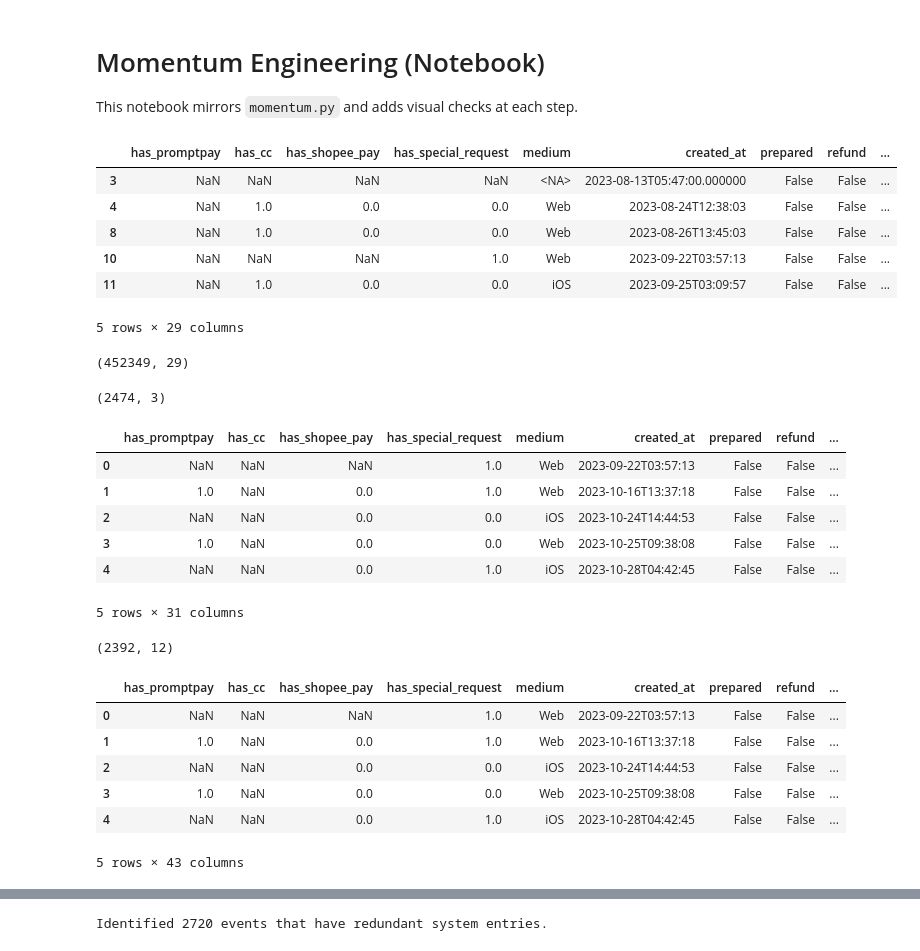
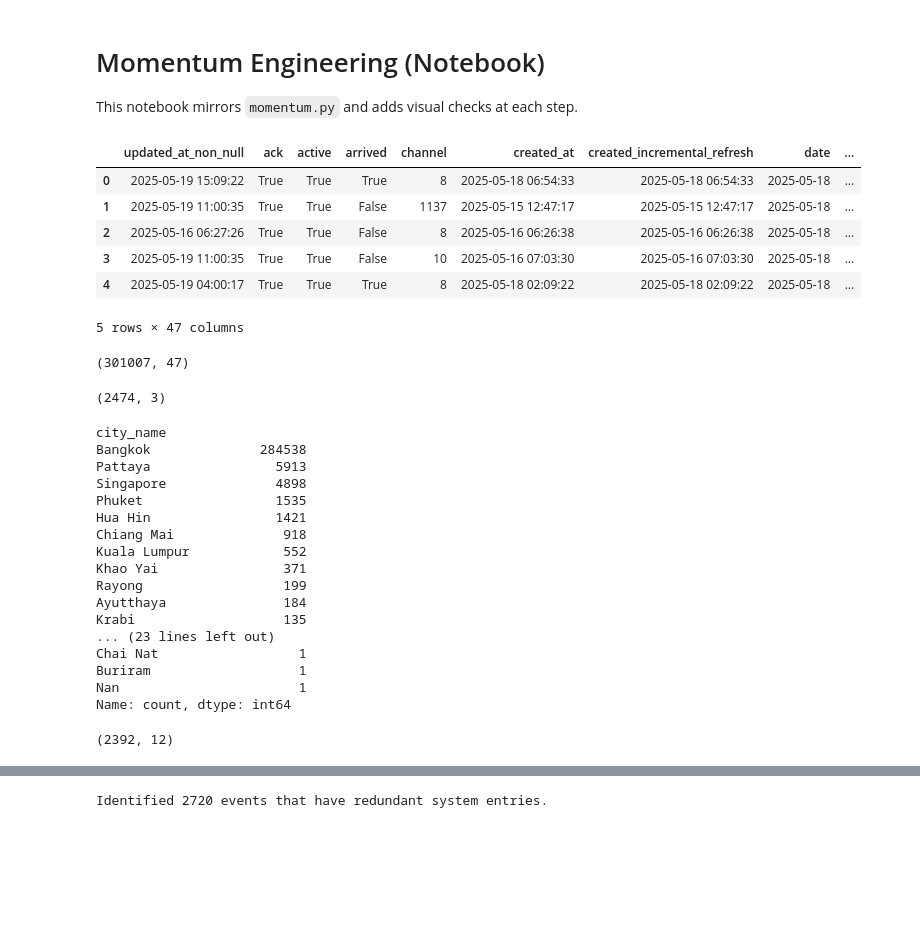
Before and after one commit to liyunling2/OPE, a Jupyter notebook: _2_feature_engineering+momentum/start/momentum_seasonality.ipynb, the cells around one changed output, grey strips where cells are left out. Cells and saved outputs as stored; diff of their text form; code cells hidden in the pictures; blank space fills up the shorter version.

```diff
--- a/_2_feature_engineering+momentum/start/momentum_seasonality.ipynb
+++ b/_2_feature_engineering+momentum/start/momentum_seasonality.ipynb
@@ -5,29 +5,29 @@ This notebook mirrors `momentum.py` and adds visual checks at each step.
 # %%
 import numpy as np
 import pandas as pd
 from pathlib import Path
 import matplotlib.pyplot as plt
 import seaborn as sns
 
 sns.set_theme(style="whitegrid")
 BASE_DIR = Path(".")
-valid_bookings_df = pd.read_parquet(BASE_DIR / "valid_bookings.parquet")
+valid_bookings_df = pd.read_parquet(BASE_DIR / "bookings_cleaned.parquet")
 valid_bookings_df.head()
 # %% [output]
-|  | has_promptpay | has_cc | has_shopee_pay | has_special_request | medium | created_at | prepared | refund | ... |
-| 3 | NaN | NaN | NaN | NaN | <NA> | 2023-08-13T05:47:00.000000 | False | False | ... |
-| 4 | NaN | 1.0 | 0.0 | 0.0 | Web | 2023-08-24T12:38:03 | False | False | ... |
-| 8 | NaN | 1.0 | 0.0 | 0.0 | Web | 2023-08-26T13:45:03 | False | False | ... |
-| 10 | NaN | NaN | NaN | 1.0 | Web | 2023-09-22T03:57:13 | False | False | ... |
-| 11 | NaN | 1.0 | 0.0 | 0.0 | iOS | 2023-09-25T03:09:57 | False | False | ... |
+|  | updated_at_non_null | ack | active | arrived | channel | created_at | created_incremental_refresh | date | ... |
+| 0 | 2025-05-19 15:09:22 | True | True | True | 8 | 2025-05-18 06:54:33 | 2025-05-18 06:54:33 | 2025-05-18 | ... |
+| 1 | 2025-05-19 11:00:35 | True | True | False | 1137 | 2025-05-15 12:47:17 | 2025-05-15 12:47:17 | 2025-05-18 | ... |
+| 2 | 2025-05-16 06:27:26 | True | True | False | 8 | 2025-05-16 06:26:38 | 2025-05-16 06:26:38 | 2025-05-18 | ... |
+| 3 | 2025-05-19 11:00:35 | True | True | False | 10 | 2025-05-16 07:03:30 | 2025-05-16 07:03:30 | 2025-05-18 | ... |
+| 4 | 2025-05-19 04:00:17 | True | True | True | 8 | 2025-05-18 02:09:22 | 2025-05-18 02:09:22 | 2025-05-18 | ... |
-5 rows × 29 columns
+5 rows × 47 columns
 # %%
 #remove outliers from restaurant_id based on google sheet
 outlier_ids = [4503, 4502, 933, 837]
 valid_bookings_df = valid_bookings_df[~valid_bookings_df['restaurant_id'].isin(outlier_ids)]
 valid_bookings_df.shape
 # %% [output]
-(452349, 29)
+(301007, 47)
 # %%
 BASE_PATH = Path.cwd().parent.parent
 PARQUET_PATH = BASE_PATH / "data" / "mv_dataset_parquet"
@@ -36,14 +36,26 @@ restaurants.shape
 # %% [output]
 (2474, 3)
 # %%
-valid_bookings_df = valid_bookings_df.merge(restaurants, on="restaurant_id", how="left")
-valid_bookings_df.head()
+# valid_bookings_df = valid_bookings_df.merge(restaurants, on="restaurant_id", how="left")
+# valid_bookings_df.head()
+
+valid_bookings_df['city_name'].value_counts()
 # %% [output]
-|  | has_promptpay | has_cc | has_shopee_pay | has_special_request | medium | created_at | prepared | refund | ... |
-| 0 | NaN | NaN | NaN | 1.0 | Web | 2023-09-22T03:57:13 | False | False | ... |
-| 1 | 1.0 | NaN | 0.0 | 1.0 | Web | 2023-10-16T13:37:18 | False | False | ... |
-| 2 | NaN | NaN | 0.0 | 0.0 | iOS | 2023-10-24T14:44:53 | False | False | ... |
-| 3 | 1.0 | NaN | 0.0 | 0.0 | Web | 2023-10-25T09:38:08 | False | False | ... |
-| 4 | NaN | NaN | 0.0 | 1.0 | iOS | 2023-10-28T04:42:45 | False | False | ... |
-5 rows × 31 columns
+city_name
+Bangkok              284538
+Pattaya                5913
+Singapore              4898
+Phuket                 1535
+Hua Hin                1421
+Chiang Mai              918
+Kuala Lumpur            552
+Khao Yai                371
+Rayong                  199
+Ayutthaya               184
+Krabi                   135
+... (23 lines left out)
+Chai Nat                  1
+Buriram                   1
+Nan                       1
+Name: count, dtype: int64
 # %%
@@ -56,16 +68,5 @@ google_restaurants_df.shape
 # %% [output]
 (2392, 12)
-# %%
-valid_bookings_df = valid_bookings_df.merge(google_restaurants_df, left_on='name', right_on='input_string', how='left')
-valid_bookings_df.head()
-# %% [output]
-|  | has_promptpay | has_cc | has_shopee_pay | has_special_request | medium | created_at | prepared | refund | ... |
-| 0 | NaN | NaN | NaN | 1.0 | Web | 2023-09-22T03:57:13 | False | False | ... |
-| 1 | 1.0 | NaN | 0.0 | 1.0 | Web | 2023-10-16T13:37:18 | False | False | ... |
-| 2 | NaN | NaN | 0.0 | 0.0 | iOS | 2023-10-24T14:44:53 | False | False | ... |
-| 3 | 1.0 | NaN | 0.0 | 0.0 | Web | 2023-10-25T09:38:08 | False | False | ... |
-| 4 | NaN | NaN | 0.0 | 1.0 | iOS | 2023-10-28T04:42:45 | False | False | ... |
-5 rows × 43 columns
 # %%
 # 1. Create a deep copy to avoid SettingWithCopy warnings
 clean_bookings_df = valid_bookings_df.copy()
```
Also changed, not shown: parts of 3 cells of this notebook, 23 other files.
